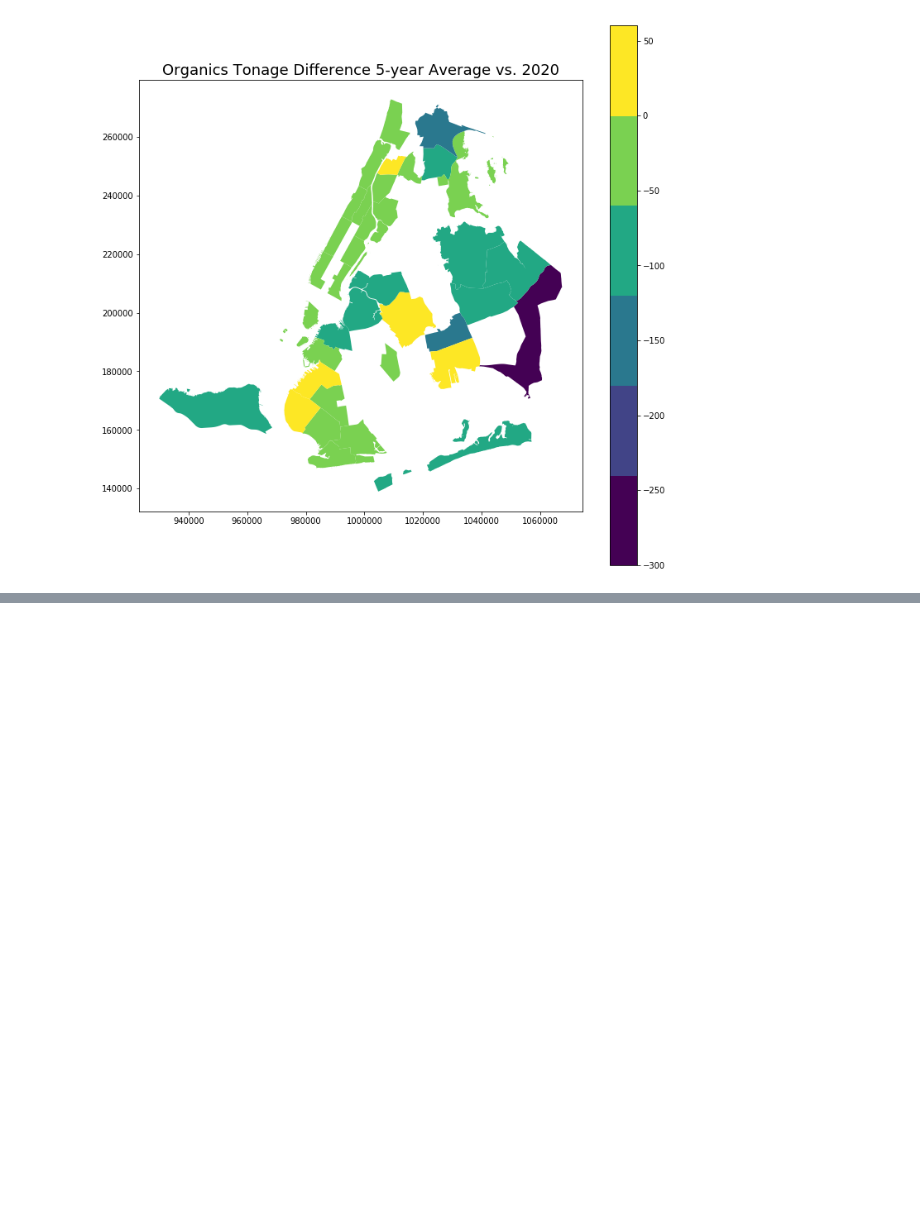
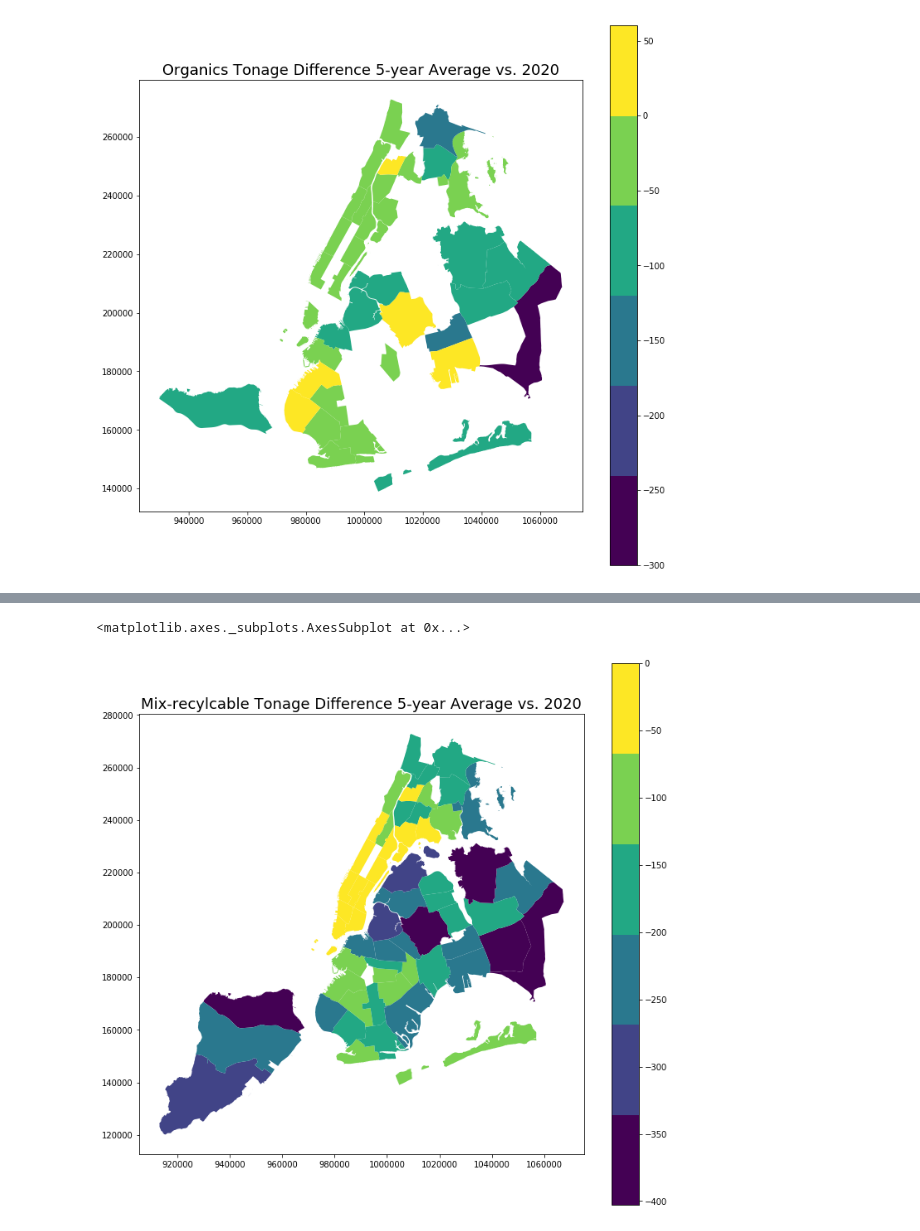
Before and after one commit to Fyfy1996/NYC_circular_econ, a Jupyter notebook: waste generation geographic distribution.ipynb, the cells around one changed output, grey strips where cells are left out. Cells and saved outputs as stored; diff of their text form; code cells hidden in the pictures; blank space fills up the shorter version.

```diff
--- a/waste generation geographic distribution.ipynb
+++ b/waste generation geographic distribution.ipynb
@@ -139,0 +148,8 @@ org_nycd_heat.plot(ax=ax, column='Organics', legend = True, cmap=plt.cm.get_cmap
+# %%
+# Lighter the color, bigger the tonnage drop in MGP collection during Stay At Home.
+f, ax = plt.subplots(1,1, figsize=(12, 12))
+ax.set_title("Mix-recylcable Tonage Difference 5-year Average vs. 2020", fontsize=18)
+nycd_heat.plot(ax=ax, column='MGP', legend = True, cmap=plt.cm.get_cmap('viridis',6),vmax=0)
+# %% [output]
+<matplotlib.axes._subplots.AxesSubplot at 0x...>
+[figure, added]
```
Also changed, not shown: parts of 3 cells of this notebook.
